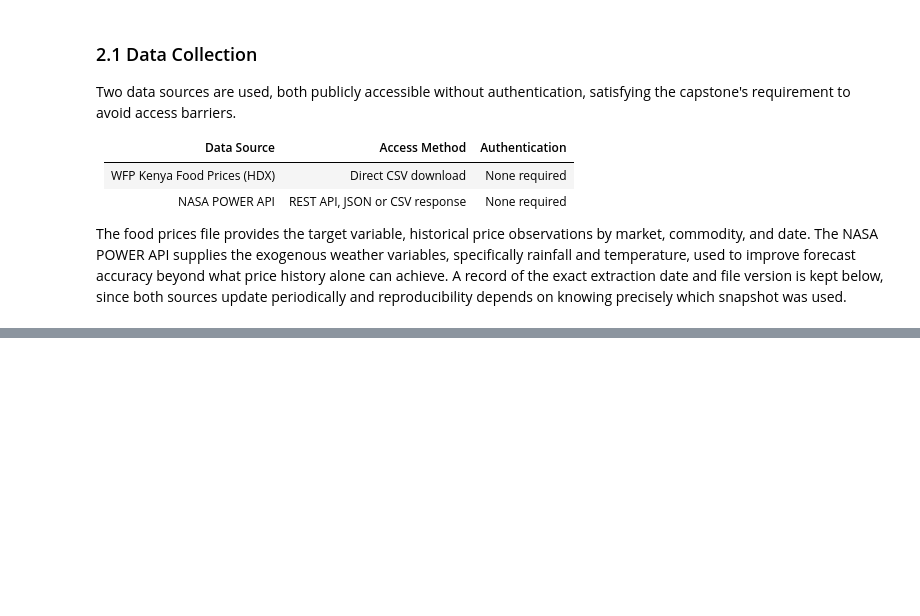
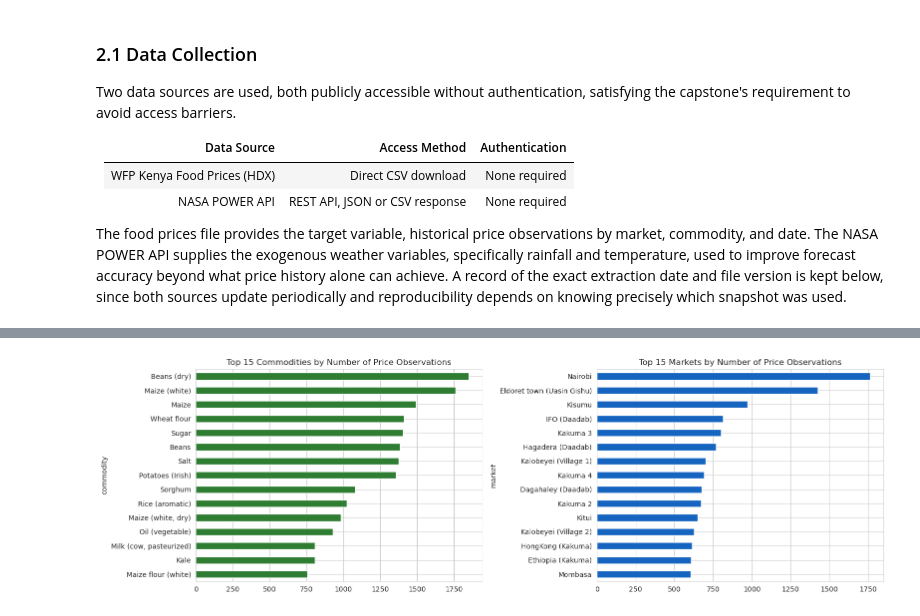
Before and after one commit to kevinkiplangat432/Predictive-Time-Series-Pipeline-using-a-Dual-Input-LSTM-and-Geospatial-Mapping, a Jupyter notebook: kenyan_prices_food.ipynb, the cells around one changed output, grey strips where cells are left out. Cells and saved outputs as stored; diff of their text form; code cells hidden in the pictures; blank space fills up the shorter version.

```diff
--- a/kenyan_prices_food.ipynb
+++ b/kenyan_prices_food.ipynb
@@ -120,0 +121,5 @@ print(f"Data extraction date recorded: {extraction_date}")
+# %%
+# load the WFP Kenya food prices CSV directly from HDX
+hdx_url = "https://data.humdata.org/dataset/e0d3fba6-f9a2-45d7-b949-140c455197ff/resource/517ee1bf-2437-4f8c-aa1b-cb9925b9d437/download/wfp_food_prices_ken.csv"
+prices_raw = pd.read_csv(hdx_url)
+prices_raw.head(5)
@@ -120,0 +133,11 @@ print(f"Data extraction date recorded: {extraction_date}")
+# %%
+# drop the units/description row if present, then fix dtypes
+if prices_raw.iloc[0].astype(str).str.startswith("#").any():
+    prices = prices_raw.iloc[1:].reset_index(drop=True)
+else:
+    prices = prices_raw.copy()
+
+prices["date"] = pd.to_datetime(prices["date"], errors="coerce")
+prices["price"] = pd.to_numeric(prices["price"], errors="coerce")
+if "usdprice" in prices.columns:
+    prices["usdprice"] = pd.to_numeric(prices["usdprice"], errors="coerce")
@@ -120,0 +243,18 @@ print(f"Data extraction date recorded: {extraction_date}")
+# %%
+# top commodities and markets by number of price observations
+commodity_counts = prices["commodity"].value_counts().head(15)
+market_counts = prices["market"].value_counts().head(15)
+
+fig, axes = plt.subplots(1, 2, figsize=(16, 5))
+commodity_counts.plot(kind="barh", ax=axes[0], color="#2E7D32")
+axes[0].set_title("Top 15 Commodities by Number of Price Observations")
+axes[0].invert_yaxis()
+
+market_counts.plot(kind="barh", ax=axes[1], color="#1565C0")
+axes[1].set_title("Top 15 Markets by Number of Price Observations")
+axes[1].invert_yaxis()
+
+plt.tight_layout()
+plt.show()
+# %% [output]
+[figure, added]
```
Also changed, not shown: parts of 54 cells of this notebook.
